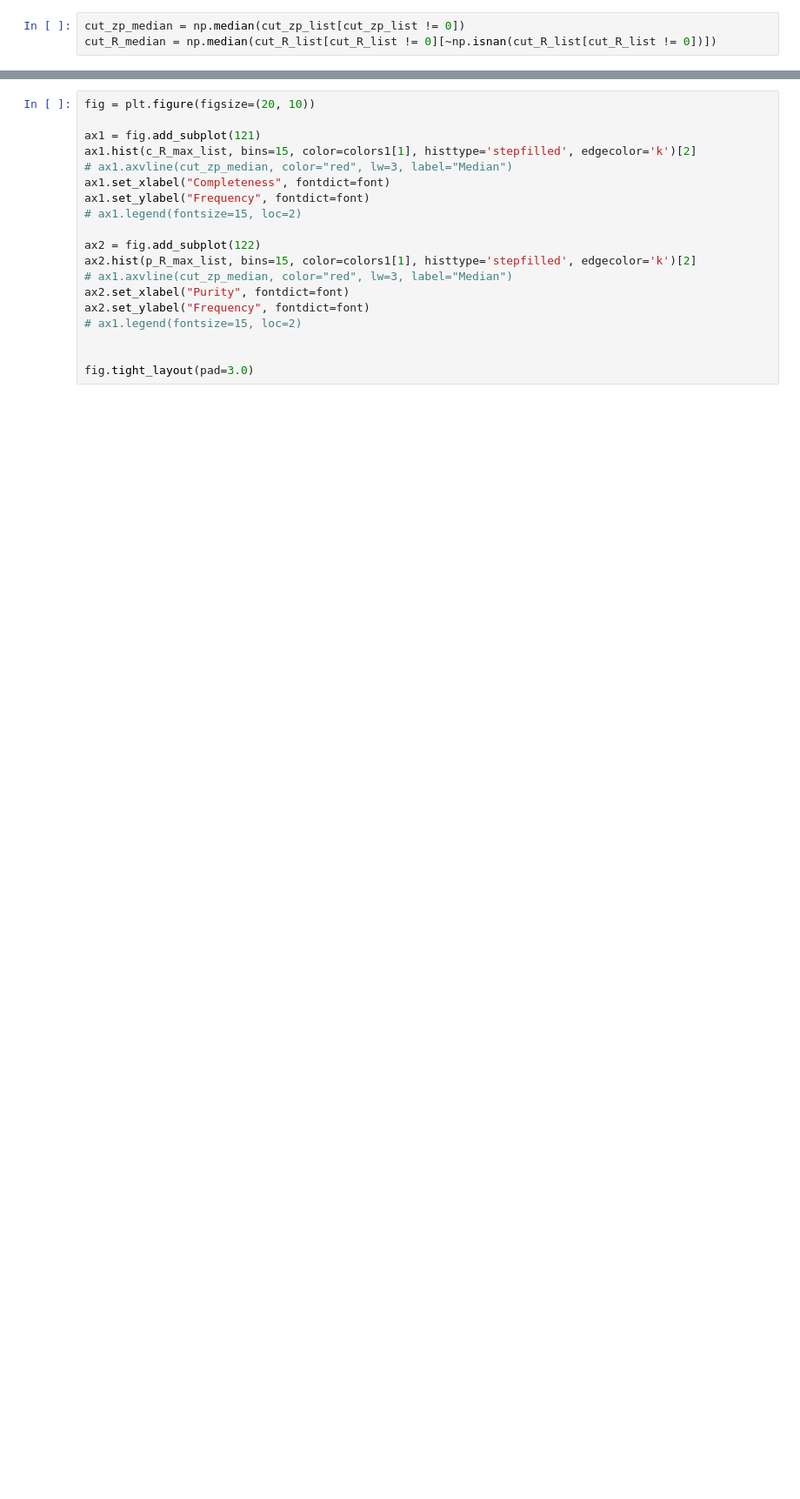
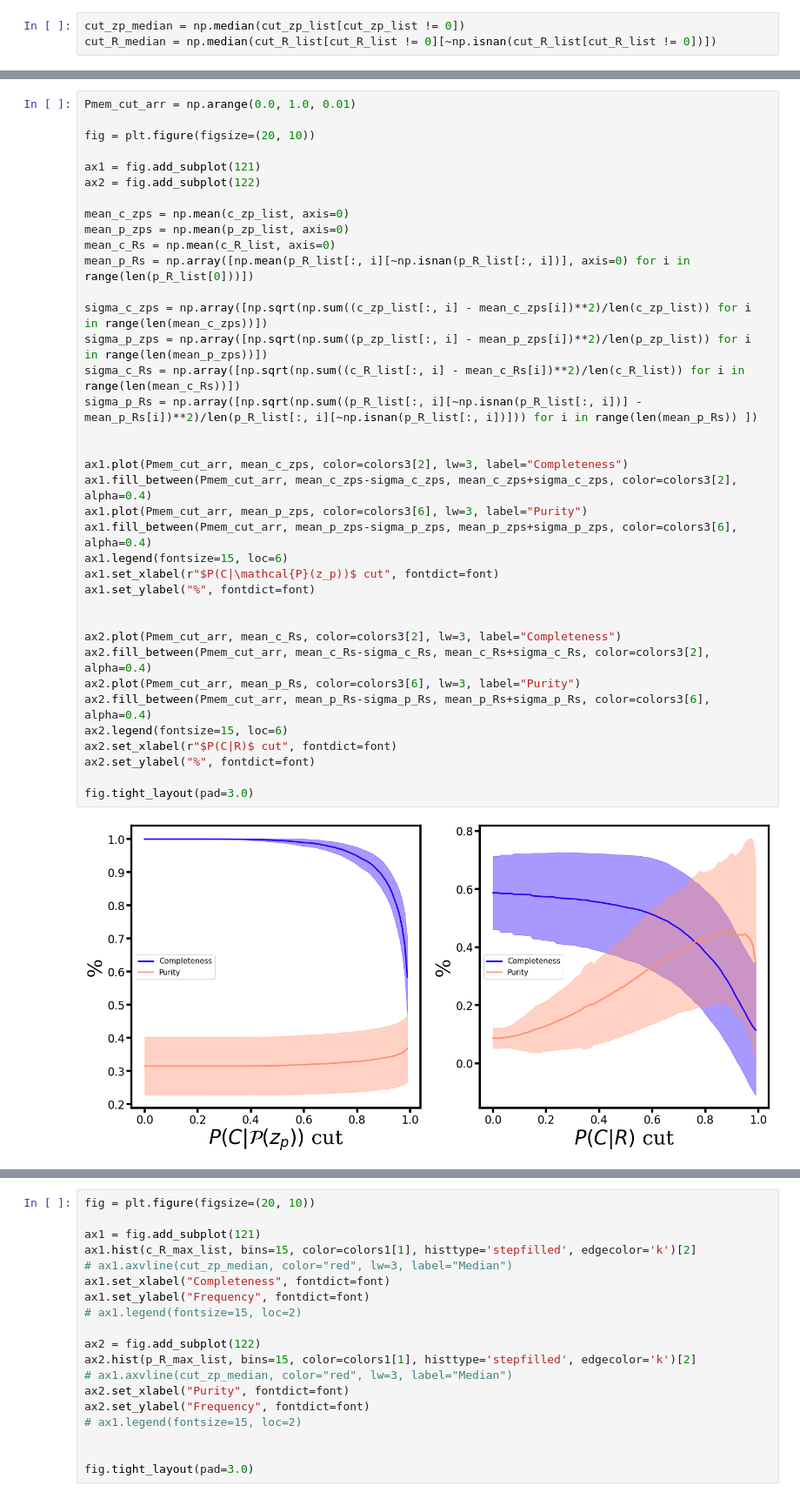
Before and after one commit to elismar2000/galaxy-cluster-membership, a Jupyter notebook: cluster-mock-membership-results.ipynb, the cells around one changed output, grey strips where cells are left out. Shown at 87% size. Saved outputs shown, nothing was run; the diff lists cells and outputs as text; blank space fills up the shorter version.

```diff
--- a/cluster-mock-membership-results.ipynb
+++ b/cluster-mock-membership-results.ipynb
@@ -315,3 +282,42 @@ cut_zp_list[np.argmin(np.abs(v_esc_a168.value - v_esc))]
+# %%
+Pmem_cut_arr = np.arange(0.0, 1.0, 0.01)
+
+fig = plt.figure(figsize=(20, 10))
+
+ax1 = fig.add_subplot(121)
+ax2 = fig.add_subplot(122)
+
+mean_c_zps = np.mean(c_zp_list, axis=0)
+mean_p_zps = np.mean(p_zp_list, axis=0)
+mean_c_Rs = np.mean(c_R_list, axis=0)
+mean_p_Rs = np.array([np.mean(p_R_list[:, i][~np.isnan(p_R_list[:, i])], axis=0) for i in range(len(p_R_list[0]))])
+
+sigma_c_zps = np.array([np.sqrt(np.sum((c_zp_list[:, i] - mean_c_zps[i])**2)/len(c_zp_list)) for i in range(len(mean_c_zps))])
+sigma_p_zps = np.array([np.sqrt(np.sum((p_zp_list[:, i] - mean_p_zps[i])**2)/len(p_zp_list)) for i in range(len(mean_p_zps))])
+sigma_c_Rs = np.array([np.sqrt(np.sum((c_R_list[:, i] - mean_c_Rs[i])**2)/len(c_R_list)) for i in range(len(mean_c_Rs))])
+sigma_p_Rs = np.array([np.sqrt(np.sum((p_R_list[:, i][~np.isnan(p_R_list[:, i])] - mean_p_Rs[i])**2)/len(p_R_list[:, i][~np.isnan(p_R_list[:, i])])) for i in range(len(mean_p_Rs)) ])
+
+
+ax1.plot(Pmem_cut_arr, mean_c_zps, color=colors3[2], lw=3, label="Completeness")
+ax1.fill_between(Pmem_cut_arr, mean_c_zps-sigma_c_zps, mean_c_zps+sigma_c_zps, color=colors3[2], alpha=0.4)
+ax1.plot(Pmem_cut_arr, mean_p_zps, color=colors3[6], lw=3, label="Purity")
+ax1.fill_between(Pmem_cut_arr, mean_p_zps-sigma_p_zps, mean_p_zps+sigma_p_zps, color=colors3[6], alpha=0.4)
+ax1.legend(fontsize=15, loc=6)
+ax1.set_xlabel(r"$P(C|\mathcal{P}(z_p))$ cut", fontdict=font)
+ax1.set_ylabel("%", fontdict=font)
+
+
+ax2.plot(Pmem_cut_arr, mean_c_Rs, color=colors3[2], lw=3, label="Completeness")
+ax2.fill_between(Pmem_cut_arr, mean_c_Rs-sigma_c_Rs, mean_c_Rs+sigma_c_Rs, color=colors3[2], alpha=0.4)
+ax2.plot(Pmem_cut_arr, mean_p_Rs, color=colors3[6], lw=3, label="Purity")
+ax2.fill_between(Pmem_cut_arr, mean_p_Rs-sigma_p_Rs, mean_p_Rs+sigma_p_Rs, color=colors3[6], alpha=0.4)
+ax2.legend(fontsize=15, loc=6)
+ax2.set_xlabel(r"$P(C|R)$ cut", fontdict=font)
+ax2.set_ylabel("%", fontdict=font)
+
+fig.tight_layout(pad=3.0)
+# %% [output]
+[figure, added]
 # %%
 fig = plt.figure(figsize=(20, 10))
 
```
Also changed, not shown: parts of 22 cells of this notebook.
